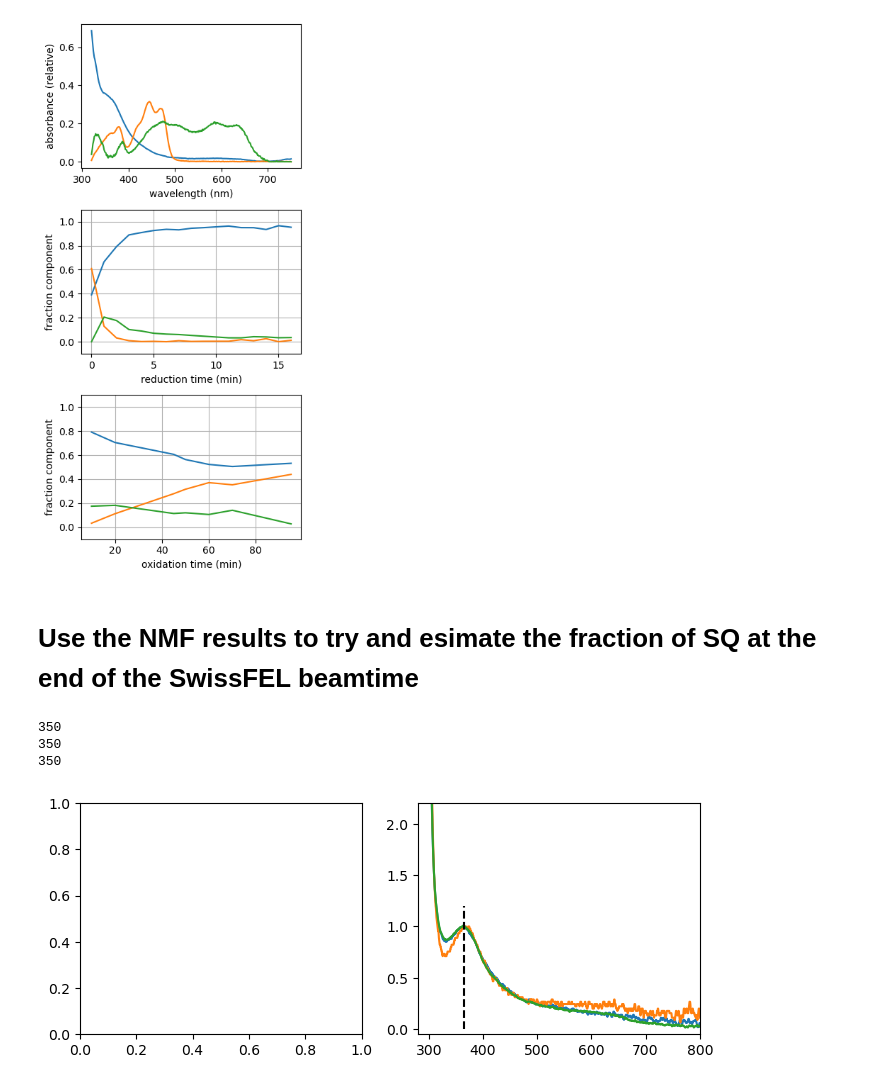
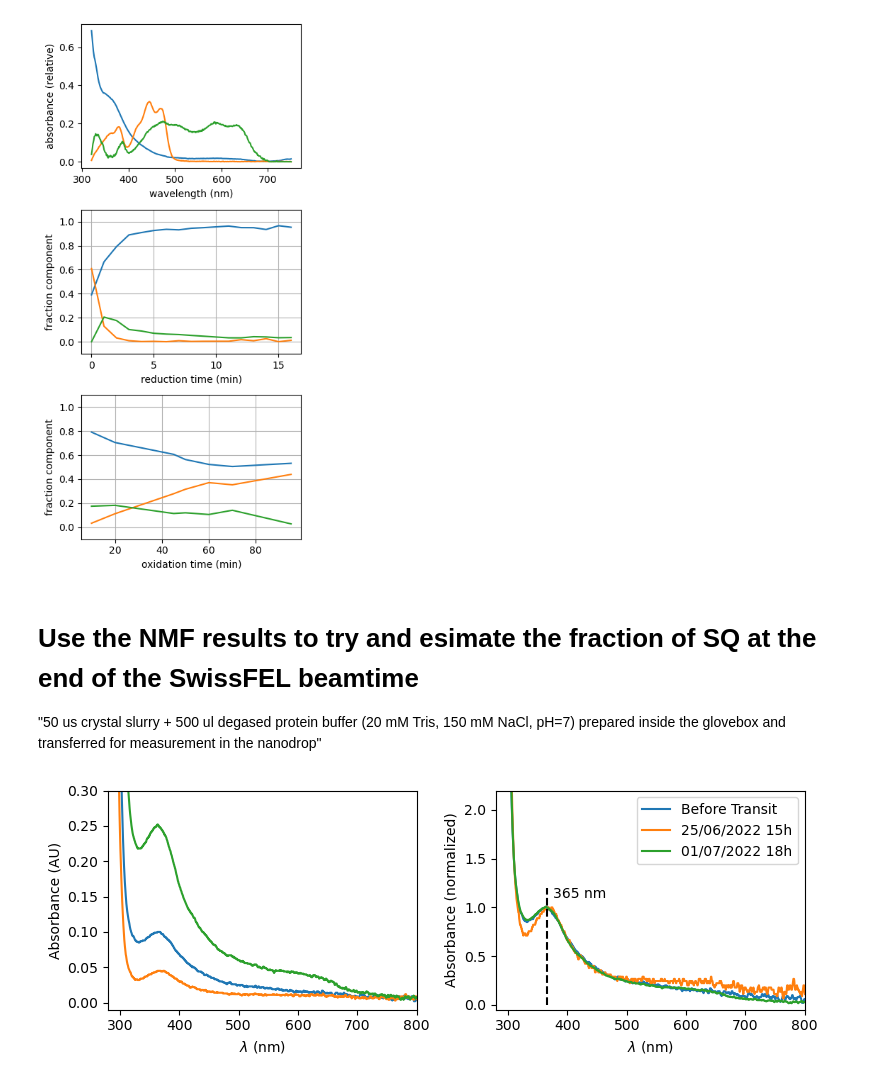
Before and after one commit to tjlane/mmcpd-p19638, a Jupyter notebook: fracsq/nmf.ipynb, the cells around one changed output. Saved outputs shown, nothing was run; the diff lists cells and outputs as text; code cells hidden in the pictures.

```diff
--- a/fracsq/nmf.ipynb
+++ b/fracsq/nmf.ipynb
@@ -98,50 +98,52 @@ plt.show()
 [figure]
 # %% [markdown]
 # Use the NMF results to try and esimate the fraction of SQ at the end of the SwissFEL beamtime
+
+"50 us crystal slurry + 500 ul degased protein buffer (20 mM Tris, 150 mM NaCl, pH=7) prepared inside the glovebox and transferred for measurement in the nanodrop"
 # %%
 before_transit  = np.loadtxt('./swissfelxtalspectrapretravel.tsv', skiprows=9)
 after_transit   = np.loadtxt('./aftertravelswissfel.tsv', skiprows=9)
 end_of_beamtime = np.loadtxt('./pl mmcpd 1july22 1758h.tsv', skiprows=9)
 # %%
 
+plt.figure(figsize=(8,3))
 
-plt.figure(figsize=(8,3))
 axL = plt.subplot(121)
 
 for x in [before_transit, after_transit, end_of_beamtime]:
-    norm_idx = np.argmin( np.abs(x[:,0] - norm_wavelength) )
-    print(norm_idx)
-    x_norm = x[:,1] - np.min(x[:,1])
-    x_norm = x_norm / x_norm[norm_idx]
-    axR.plot(x[:,0], x_norm)
+    axL.plot(x[:,0], x[:,1] - x[:,1].min())
 
-axR.vlines(norm_wavelength, 0, 1.2, color='k', linestyles='dashed')
+axL.set_xlim([280, 800])
+axL.set_ylim([-0.01, 0.3])
 
-axR.set_xlim([280, 800])
-axR.set_ylim([-0.05, 2.2])
+axL.set_xlabel('$\lambda$ (nm)')
+axL.set_ylabel('Absorbance (AU)')
 
 # ---------
 # normalized plot
 
 norm_wavelength = 365.0
 
 axR = plt.subplot(122)
 
 for x in [before_transit, after_transit, end_of_beamtime]:
     norm_idx = np.argmin( np.abs(x[:,0] - norm_wavelength) )
-    print(norm_idx)
     x_norm = x[:,1] - np.min(x[:,1])
     x_norm = x_norm / x_norm[norm_idx]
     axR.plot(x[:,0], x_norm)
 
 axR.vlines(norm_wavelength, 0, 1.2, color='k', linestyles='dashed')
+axR.text(norm_wavelength + 10, 1.1, '%d nm' % norm_wavelength)
 
 axR.set_xlim([280, 800])
 axR.set_ylim([-0.05, 2.2])
 
+axR.set_xlabel('$\lambda$ (nm)')
+axR.set_ylabel('Absorbance (normalized)')
+
+axR.legend(['Before Transit', '25/06/2022 15h', '01/07/2022 18h'])
+
+plt.tight_layout()
 plt.show()
 # %% [output]
-350
-350
-350
-[figure, old version]
+[figure, new version]
```
